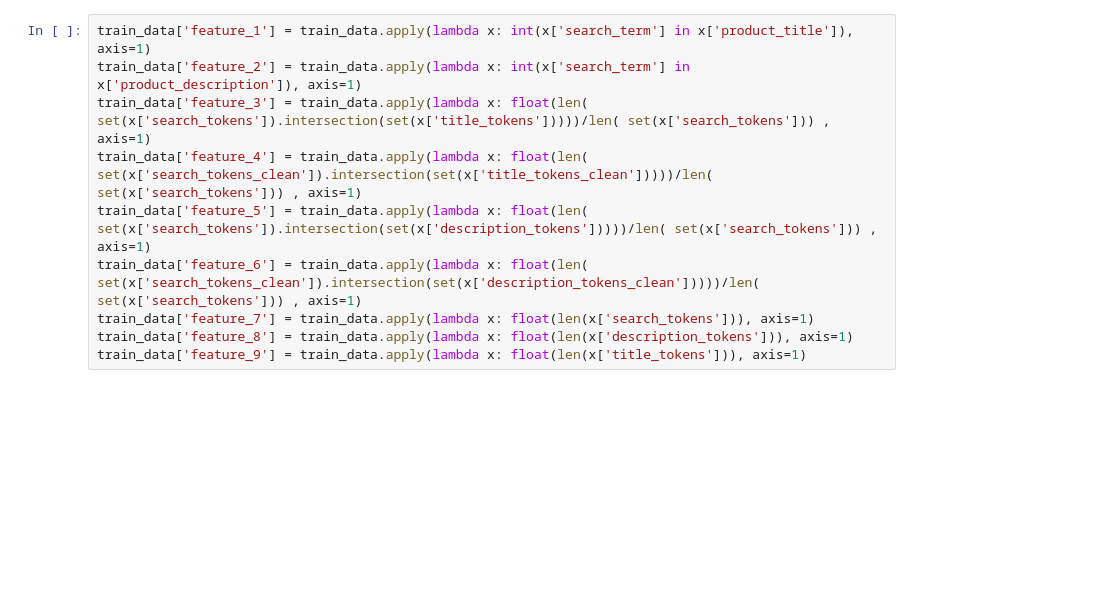
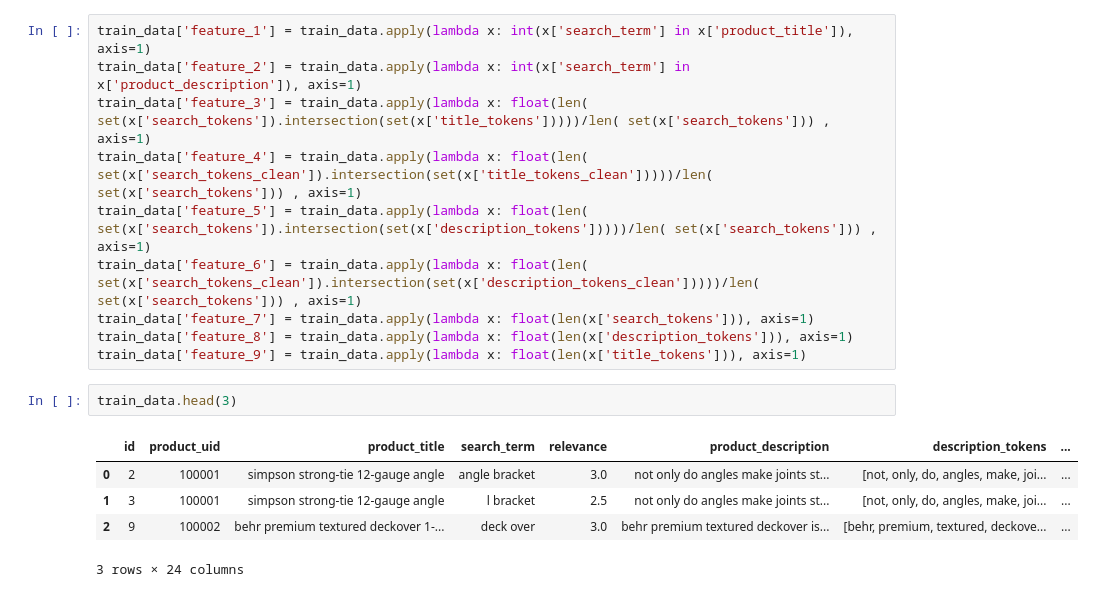
Before and after one commit to lucasmachadorj/home-depot-product-search-relevance, a Jupyter notebook: preprocessing/Lexical Meta-features.ipynb, the cells around one changed output. Cells and saved outputs as stored; diff of their text form; blank space fills up the shorter version.

```diff
--- a/preprocessing/Lexical Meta-features.ipynb
+++ b/preprocessing/Lexical Meta-features.ipynb
@@ -97,3 +142,11 @@ train_data['feature_6'] = train_data.apply(lambda x: float(len( set(x['search_to
 train_data['feature_7'] = train_data.apply(lambda x: float(len(x['search_tokens'])), axis=1)
 train_data['feature_8'] = train_data.apply(lambda x: float(len(x['description_tokens'])), axis=1)
 train_data['feature_9'] = train_data.apply(lambda x: float(len(x['title_tokens'])), axis=1)
+# %%
+train_data.head(3)
+# %% [output]
+|  | id | product_uid | product_title | search_term | relevance | product_description | description_tokens | ... |
+| 0 | 2 | 100001 | simpson strong-tie 12-gauge angle | angle bracket | 3.0 | not only do angles make joints st... | [not, only, do, angles, make, joi... | ... |
+| 1 | 3 | 100001 | simpson strong-tie 12-gauge angle | l bracket | 2.5 | not only do angles make joints st... | [not, only, do, angles, make, joi... | ... |
+| 2 | 9 | 100002 | behr premium textured deckover 1-... | deck over | 3.0 | behr premium textured deckover is... | [behr, premium, textured, deckove... | ... |
+3 rows × 24 columns
```
Also changed, not shown: parts of 14 cells of this notebook.
